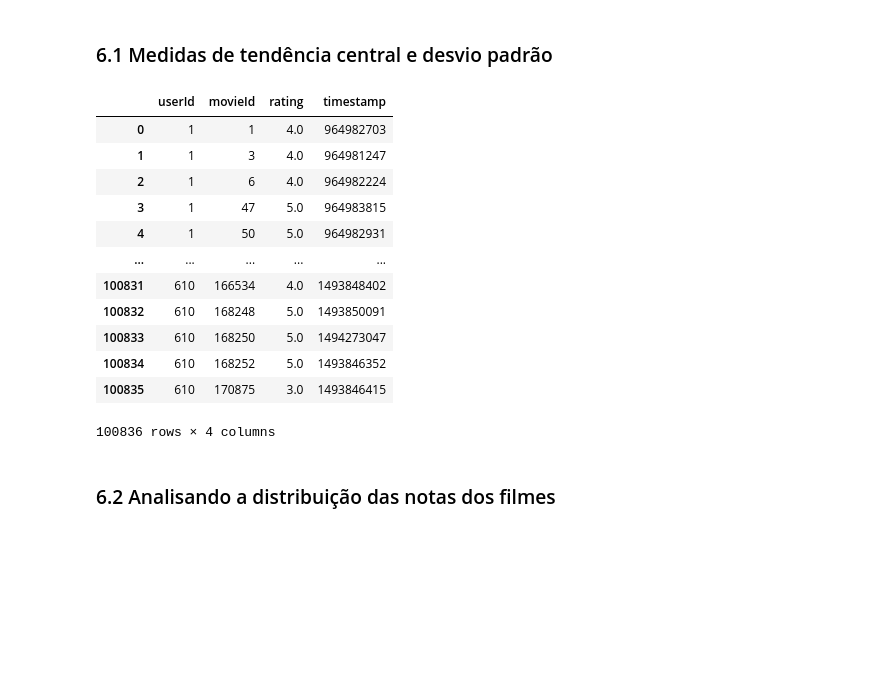
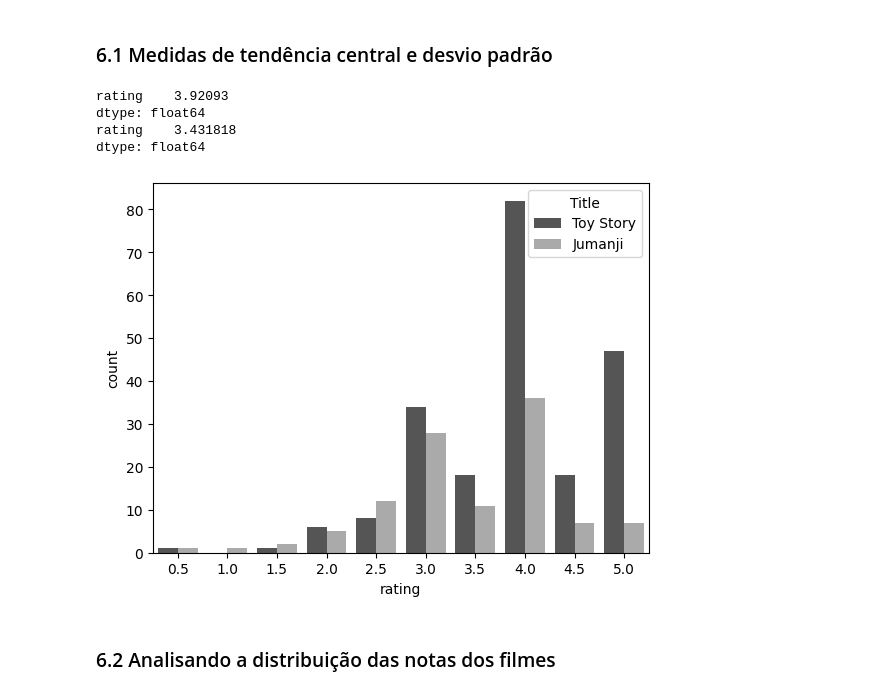
Before and after one commit to KaelDucatti/estudos-ds, a Jupyter notebook: data_science/explorando_analisando_dados/classes.ipynb, the cells around one changed output. Cells and saved outputs as stored; diff of their text form; code cells hidden in the pictures; blank space fills up the shorter version.

```diff
--- a/data_science/explorando_analisando_dados/classes.ipynb
+++ b/data_science/explorando_analisando_dados/classes.ipynb
@@ -268,21 +440,40 @@ plt.show()
 # `Class 6: Data Statistics`
 # %% [markdown]
 ### 6.1 Medidas de tendência central e desvio padrão
-# %%
-df_1
-# %% [output]
-|  | userId | movieId | rating | timestamp |
-| 0 | 1 | 1 | 4.0 | 964982703 |
-| 1 | 1 | 3 | 4.0 | 964981247 |
-| 2 | 1 | 6 | 4.0 | 964982224 |
-| 3 | 1 | 47 | 5.0 | 964983815 |
-| 4 | 1 | 50 | 5.0 | 964982931 |
-| ... | ... | ... | ... | ... |
-| 100831 | 610 | 166534 | 4.0 | 1493848402 |
-| 100832 | 610 | 168248 | 5.0 | 1493850091 |
-| 100833 | 610 | 168250 | 5.0 | 1494273047 |
-| 100834 | 610 | 168252 | 5.0 | 1493846352 |
-| 100835 | 610 | 170875 | 3.0 | 1493846415 |
-100836 rows × 4 columns
+# %%
+# notas dadas aos filmes toy_story e jumanji
+notas_toy_story = df_1.query("movieId == 1")["rating"].to_frame()
+notas_jumanji = df_1.query("movieId == 2")["rating"].to_frame()
+
+
+
+# média das notas dadas
+media_toy_story = notas_toy_story.mean()
+media_jumanji = notas_jumanji.mean()
+
+print(media_toy_story)
+print(media_jumanji)
+# %% [output]
+rating    3.92093
+dtype: float64
+rating    3.431818
+dtype: float64
+# %%
+# DataFrame com as notas dadas para os dois filmes
+notas_dos_filmes = df_1.query("movieId == 1 or movieId == 2")[["movieId", "rating"]]
+
+# criando coluna nova com o título do filme usando como base a coluna movieId
+notas_dos_filmes["Title"] = notas_dos_filmes["movieId"].apply(lambda filme: "Toy Story" if filme == 1 else "Jumanji")
+
+# gráfico com o agrupamento pelas valores das notas dadas para cada filme
+sns.countplot(
+    notas_dos_filmes,
+    x="rating",
+    hue="Title",
+    palette="grey"
+)
+plt.show()
+# %% [output]
+[figure, added]
 # %% [markdown]
 ### 6.2 Analisando a distribuição das notas dos filmes
```
Also changed, not shown: parts of 27 cells of this notebook, 1 other file.
